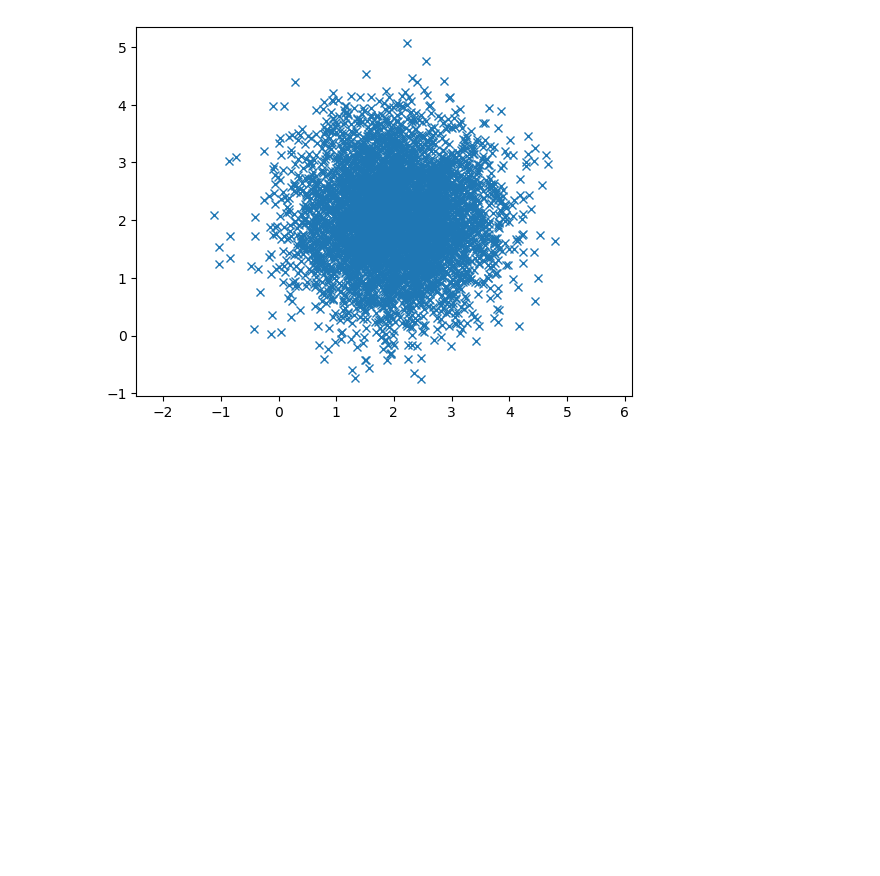
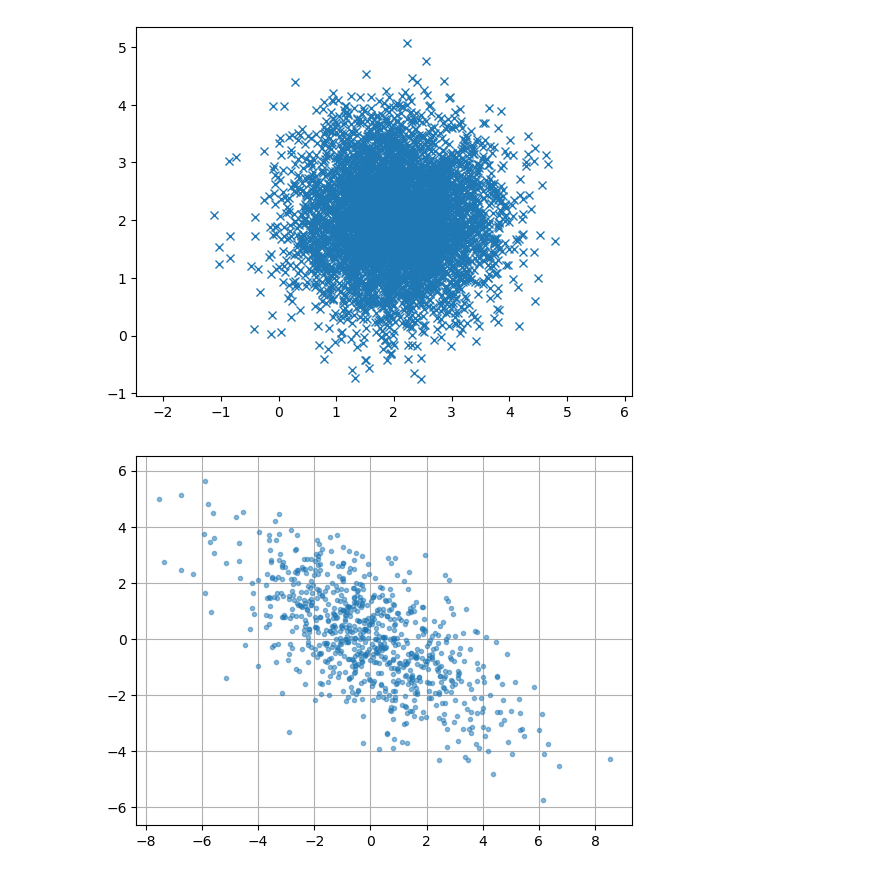
Before and after one commit to paddeaux/osm-poly-query, a Jupyter notebook: autocorr.ipynb, the cells around one changed output. Saved outputs shown, nothing was run; the diff lists cells and outputs as text; code cells hidden in the pictures; blank space fills up the shorter version.

```diff
--- a/autocorr.ipynb
+++ b/autocorr.ipynb
@@ -131,3 +130,15 @@ plt.axis('equal')
 plt.show()
 # %% [output]
 [figure]
+# %%
+mean = (1, 2)
+cov = np.array([[6, -3], [-3, 3.5]])
+pts = np.random.multivariate_normal([0, 0], cov, size=800)
+
+import matplotlib.pyplot as plt
+plt.plot(pts[:, 0], pts[:, 1], '.', alpha=0.5)
+plt.axis('equal')
+plt.grid()
+plt.show()
+# %% [output]
+[figure, added]
```
Also changed, not shown: parts of 2 cells of this notebook.
